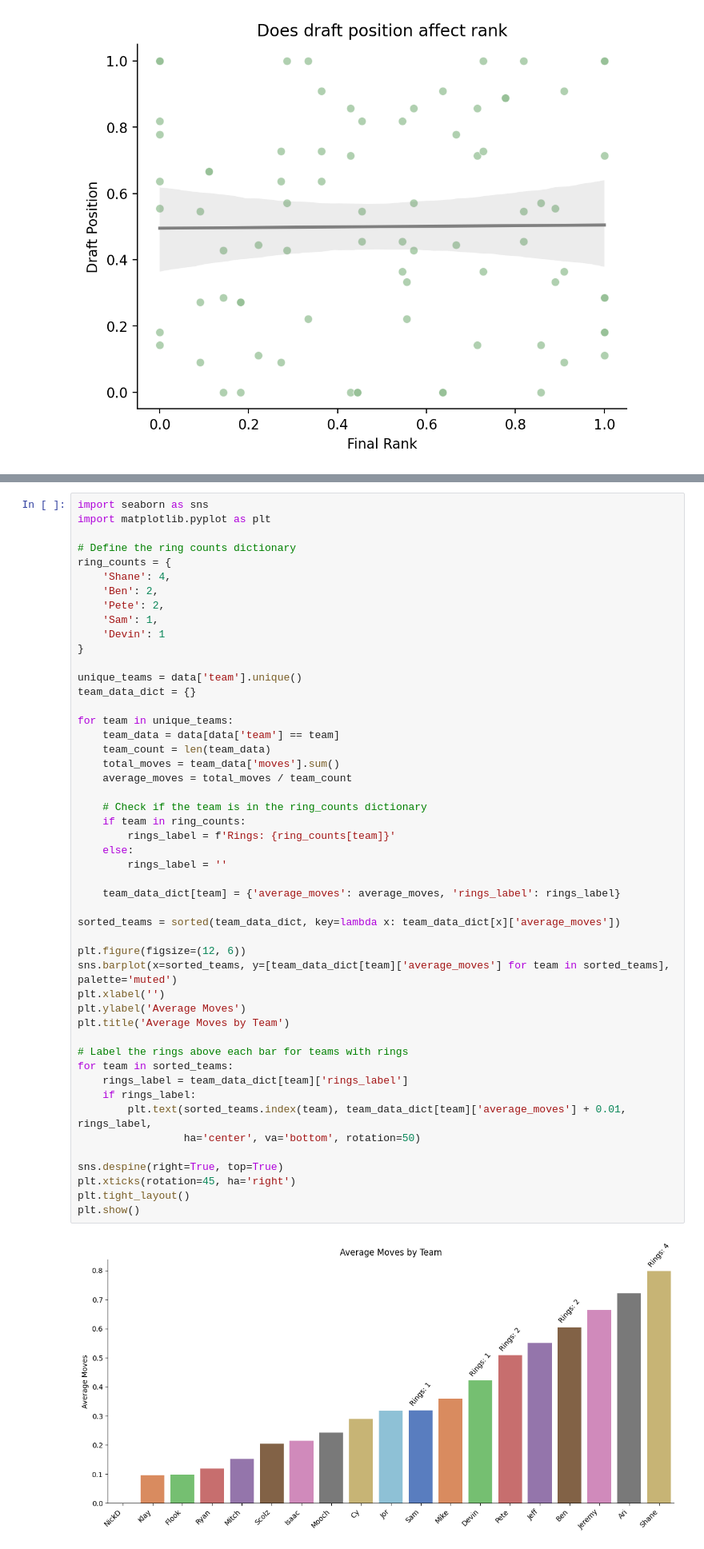
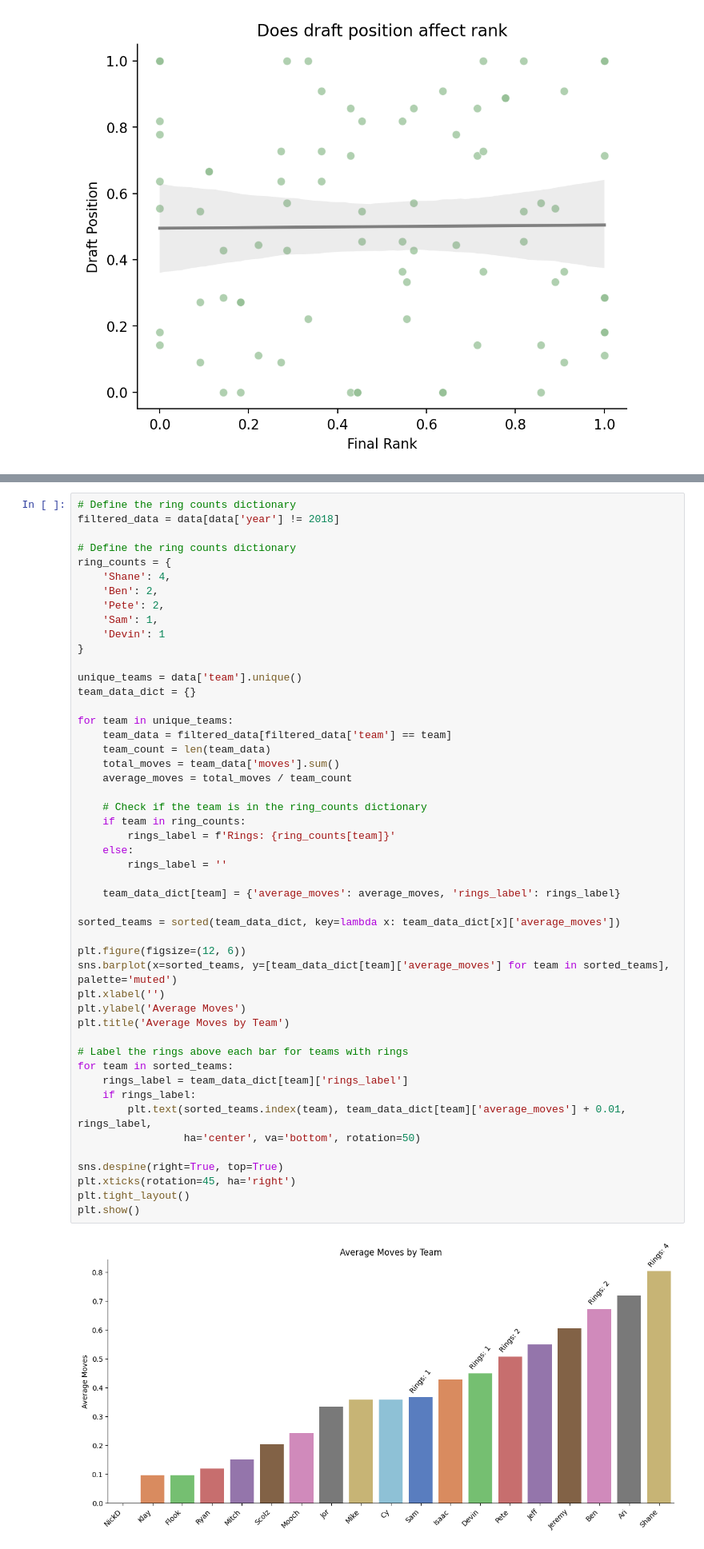
Before and after one commit to sharkweekshane/EDA, a Jupyter notebook: Fantasy_baseball_EDA.ipynb, the cells around one changed output, grey strips where cells are left out. Shown: that part at 80% size. Cells and saved outputs as stored; diff of their text form.

```diff
--- a/Fantasy_baseball_EDA.ipynb
+++ b/Fantasy_baseball_EDA.ipynb
@@ -198,6 +272,6 @@ plt.show()
 # %%
-import seaborn as sns
-import matplotlib.pyplot as plt
+# Define the ring counts dictionary
+filtered_data = data[data['year'] != 2018]
 
 # Define the ring counts dictionary
 ring_counts = {
@@ -212,37 +286,37 @@ unique_teams = data['team'].unique()
 team_data_dict = {}
 
 for team in unique_teams:
-    team_data = data[data['team'] == team]
+    team_data = filtered_data[filtered_data['team'] == team]
     team_count = len(team_data)
     total_moves = team_data['moves'].sum()
     average_moves = total_moves / team_count
 
     # Check if the team is in the ring_counts dictionary
     if team in ring_counts:
         rings_label = f'Rings: {ring_counts[team]}'
     else:
         rings_label = ''
 
     team_data_dict[team] = {'average_moves': average_moves, 'rings_label': rings_label}
 
 sorted_teams = sorted(team_data_dict, key=lambda x: team_data_dict[x]['average_moves'])
 
 plt.figure(figsize=(12, 6))
 sns.barplot(x=sorted_teams, y=[team_data_dict[team]['average_moves'] for team in sorted_teams], palette='muted')
 plt.xlabel('')
 plt.ylabel('Average Moves')
 plt.title('Average Moves by Team')
 
 # Label the rings above each bar for teams with rings
 for team in sorted_teams:
     rings_label = team_data_dict[team]['rings_label']
     if rings_label:
         plt.text(sorted_teams.index(team), team_data_dict[team]['average_moves'] + 0.01, rings_label,
                  ha='center', va='bottom', rotation=50)
 
 sns.despine(right=True, top=True)
 plt.xticks(rotation=45, ha='right')
 plt.tight_layout()
 plt.show()
 # %% [output]
-[figure, old version]
+[figure, new version]
```
Also changed, not shown: parts of 30 cells of this notebook.
